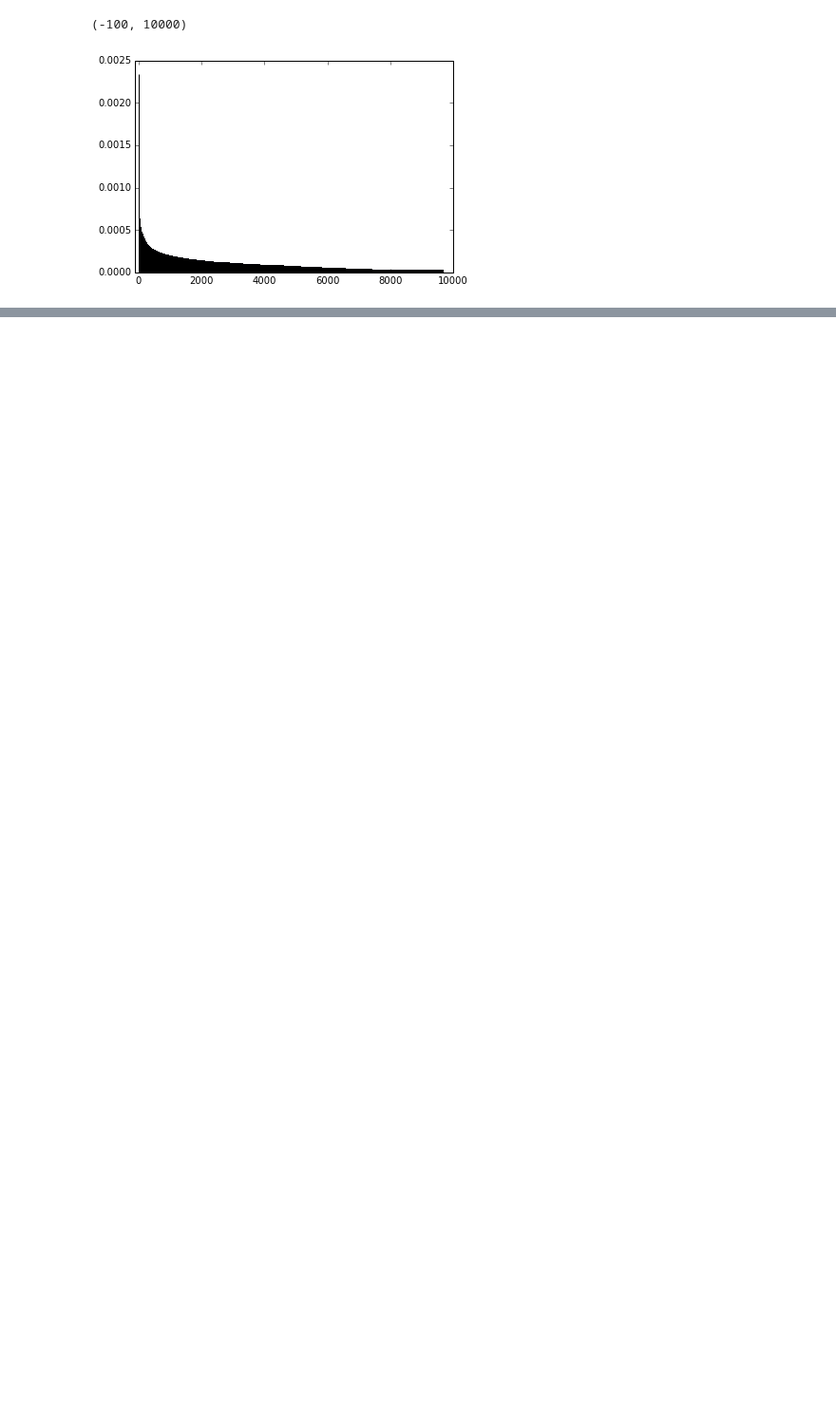
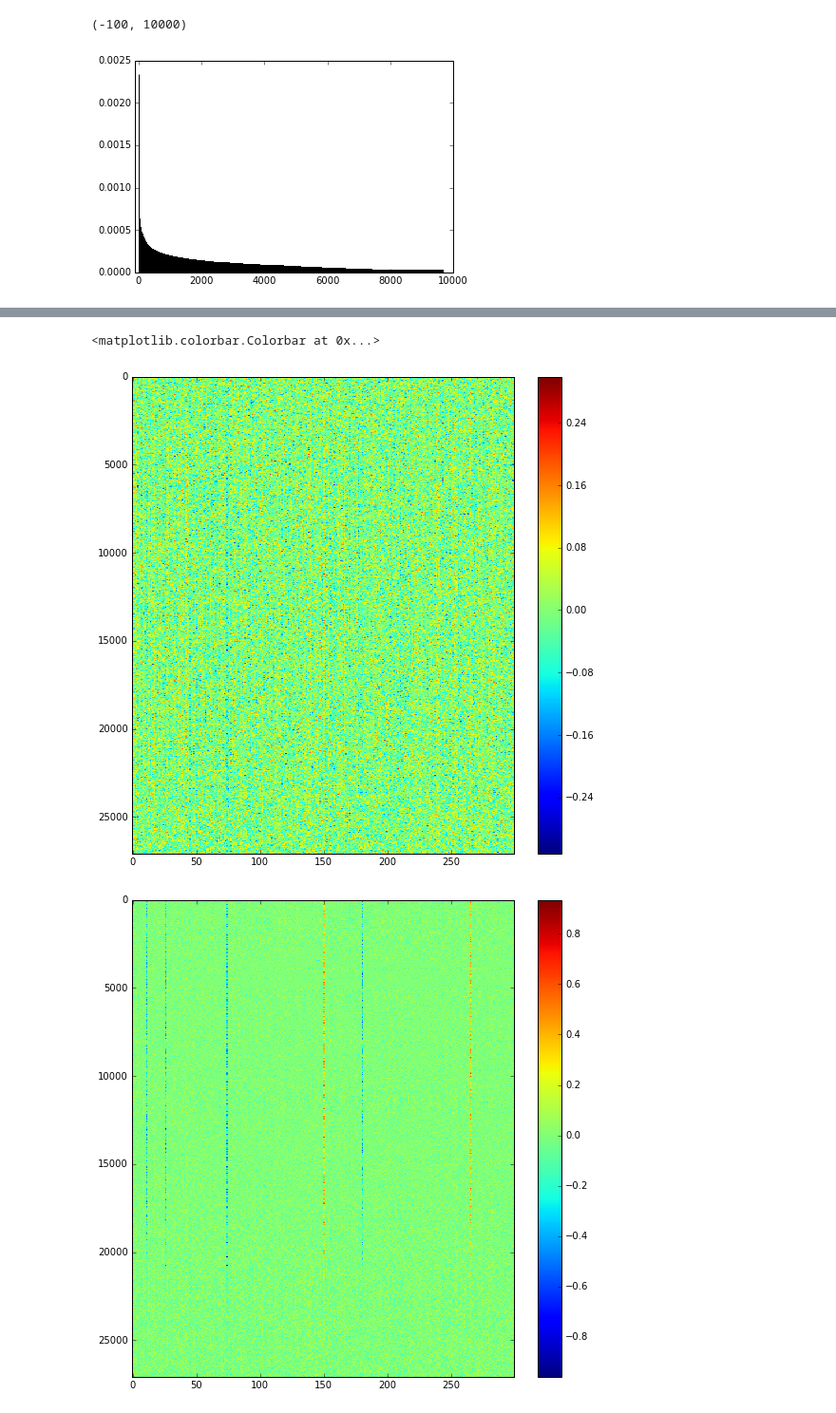
Before and after one commit to teffland/Relation-Extraction, a Jupyter notebook: RelEmbed Supervised with wikipretrain.ipynb, the cells around one changed output, grey strips where cells are left out. Shown at 95% size. Drawn from its saved outputs; the diff is of its cells as text; code cells hidden in the pictures; blank space fills up the shorter version.

```diff
--- a/RelEmbed Supervised with wikipretrain.ipynb
+++ b/RelEmbed Supervised with wikipretrain.ipynb
@@ -197,10 +199,10 @@ def time_left(num_epochs, num_steps, fit_time, nearby_time, start_time, nearby_m
 ## Unsupervised
 # %%
 reload(nn)
-drnn = reset_drnn(model_name='renormalize', bi=False, max_to_keep=0)
+drnn = reset_drnn(model_name='renormalize_inner', bi=False, max_to_keep=0)
 
 # hyperparameters
-num_epochs = 1
+num_epochs = 5
 batch_size =50
 neg_per = 10
 neg_level= 1
@@ -284,0 +404,19 @@ plt.xlim(-100,10000)
+# %%
+words = drnn._word_embeddings.eval()
+fig, ax = plt.subplots(1,1, figsize=(9,9))
+im = ax.imshow(words, aspect='auto', interpolation='nearest')
+plt.colorbar(im)
+
+words = drnn._left_target_embeddings.eval()
+fig, ax = plt.subplots(1,1, figsize=(9,9))
+im = ax.imshow(words, aspect='auto', interpolation='nearest')
+plt.colorbar(im)
+
+words = drnn._right_target_embeddings.eval()
+fig, ax = plt.subplots(1,1, figsize=(9,9))
+im = ax.imshow(words, aspect='auto', interpolation='nearest')
+plt.colorbar(im)
+# %% [output]
+<matplotlib.colorbar.Colorbar at 0x...>
+[figure, added]
+[figure, added]
```
Also changed, not shown: parts of 16 cells of this notebook, 4 other files.
